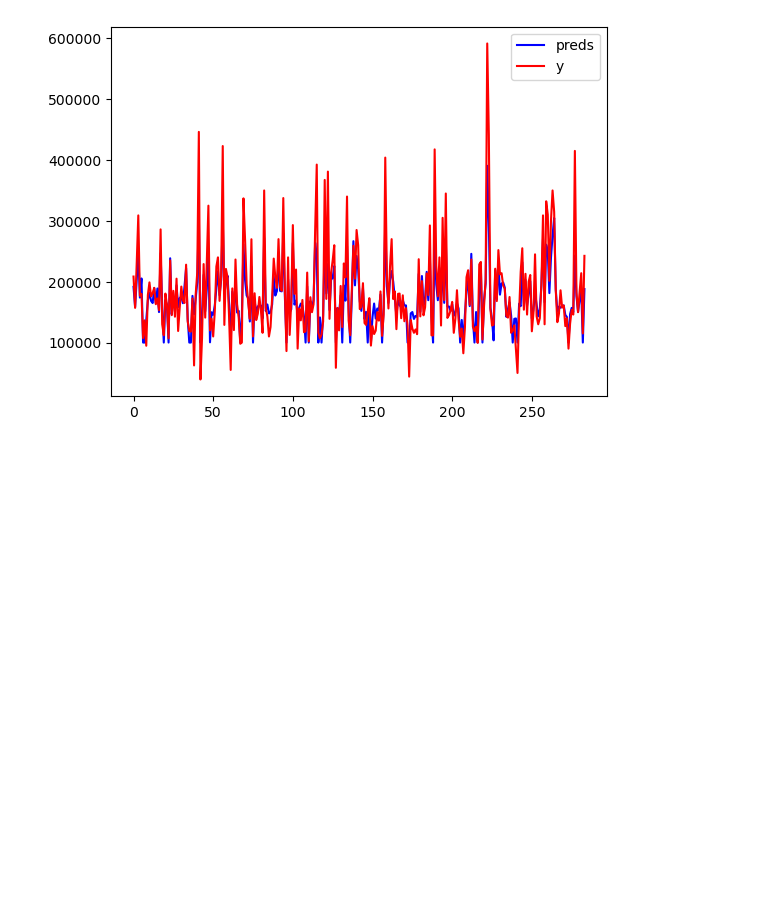
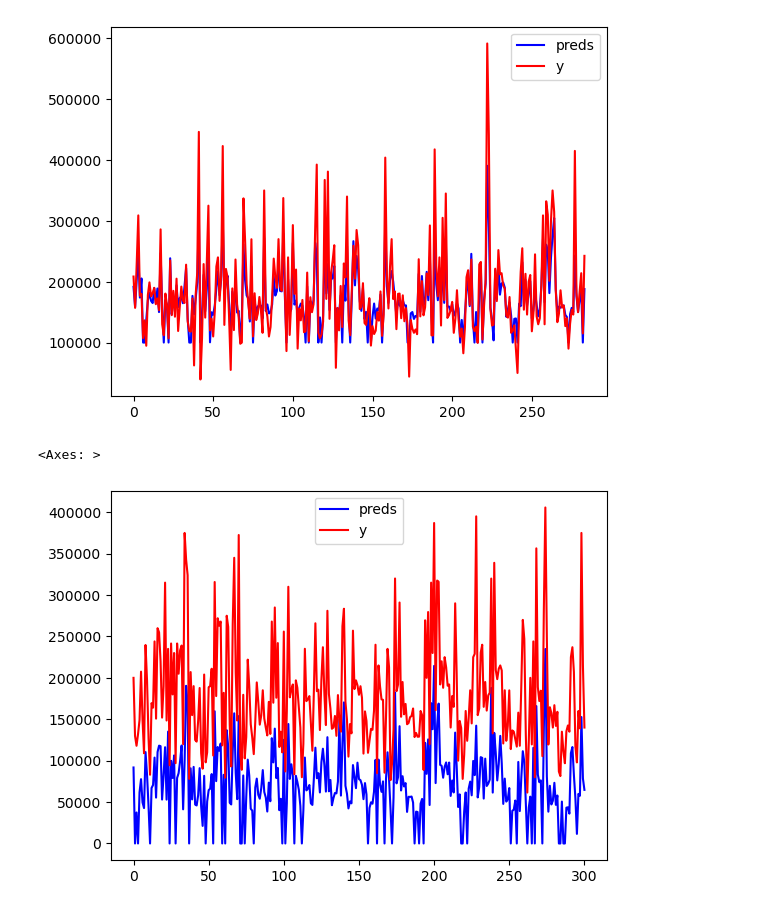
Before and after one commit to sajacaros/bootcamp_playground, a Jupyter notebook: 딥러닝SIGNATURE/Part08_정형데이터/03_TabNet회귀.ipynb, the cells around one changed output. Drawn from its saved outputs; the diff is of its cells as text; code cells hidden in the pictures; blank space fills up the shorter version.

Commit message:
update valid

```diff
--- a/딥러닝SIGNATURE/Part08_정형데이터/03_TabNet회귀.ipynb
+++ b/딥러닝SIGNATURE/Part08_정형데이터/03_TabNet회귀.ipynb
@@ -530,3 +530,10 @@ sns.lineplot(y_test.reshape(-1), color='red', label='y')
 # %% [output]
 <Axes: >
 [figure]
+# %%
+val_preds = reg.predict(X_valid)
+sns.lineplot(val_preds.reshape(-1), color='blue', label='preds')
+sns.lineplot(y_valid.reshape(-1), color='red', label='y')
+# %% [output]
+<Axes: >
+[figure, added]
```
